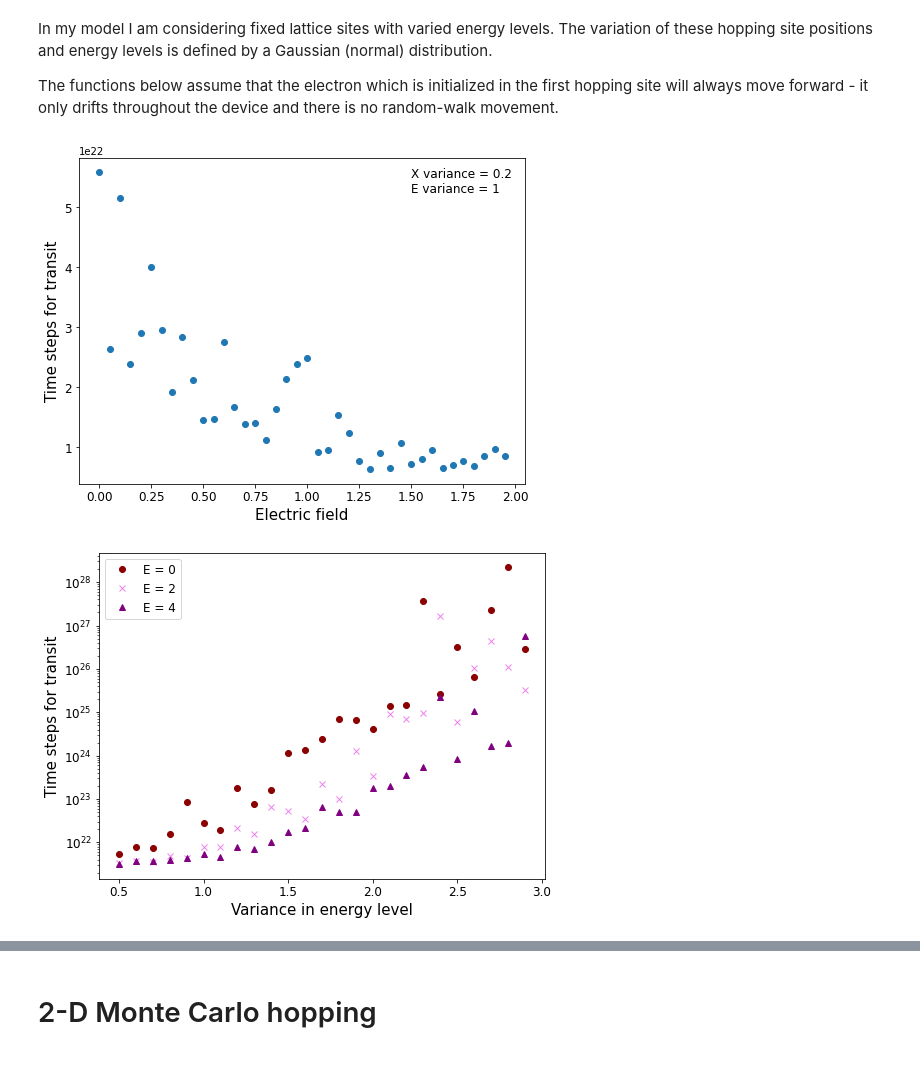
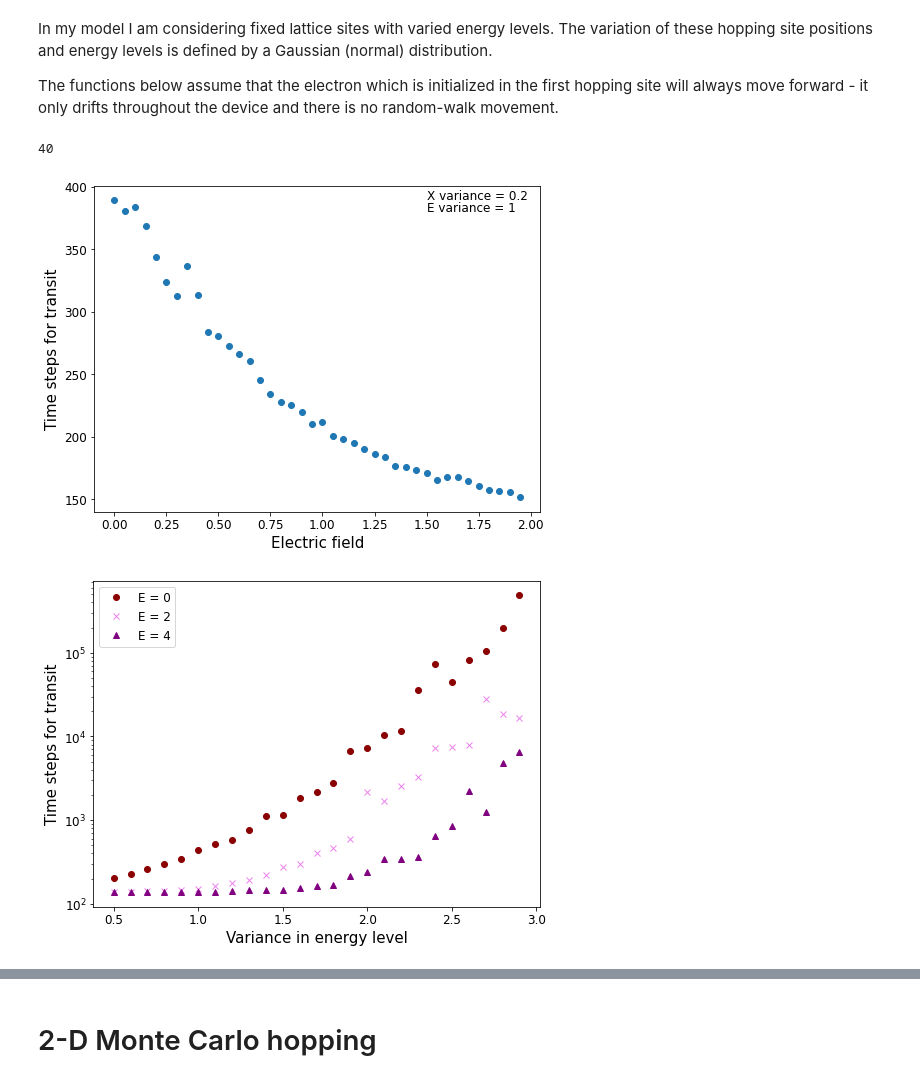
Before and after one commit to nataliemica/Monte-Carlo, a Jupyter notebook: monte_carlo_testing.ipynb, the cells around one changed output, grey strips where cells are left out. Cells and saved outputs as stored; diff of their text form; code cells hidden in the pictures.

```diff
--- a/monte_carlo_testing.ipynb
+++ b/monte_carlo_testing.ipynb
@@ -36,9 +38,9 @@ def initialize_1d(Xvar, Evar, size):
 
 def hop_prob_turns(Z, site, E):
     if Z[site][1]+E > Z[site+1][1]:
-        return 1*np.round(1/np.exp(-(Z[site+1][0]-Z[site][1])), decimals=0)
+        return 1*np.round(1/np.exp(-(Z[site+1][0]-Z[site][0])), decimals=0)
     else:
-        return np.round(1/np.exp(-(Z[site+1][1]-Z[site][1]-E)), decimals=0)*np.round(1/np.exp(-(Z[site+1][0]-Z[site][1])), decimals=0)
+        return np.round(1/np.exp(-(Z[site+1][1]-Z[site][1]-E)), decimals=0)*np.round(1/np.exp(-(Z[site+1][0]-Z[site][0])), decimals=0)
 
 def transit_time(Xvar, Evar, size, E):
     Z = initialize_1d(Xvar, Evar, size)
@@ -51,18 +53,20 @@ def transit_time(Xvar, Evar, size, E):
 # %%
 E = np.arange(0,2,0.05)
 transits = [mean([transit_time(0.2, 1, 50, i) for runs in range(100)]) for i in E]
+# %% [output]
+40
 # %%
 plt.figure(figsize=(8,6))
 plt.plot(E, transits, 'o')
 plt.ylabel('Time steps for transit', fontsize=15)
 plt.xlabel('Electric field', fontsize=15)
 plt.yticks(fontsize=12)
 plt.xticks(fontsize=12)
-plt.text(1.5, 5.5*10**22, 'X variance = 0.2', fontsize=12)
-plt.text(1.5, 5.25*10**22, 'E variance = 1', fontsize=12)
+plt.text(1.5, 390, 'X variance = 0.2', fontsize=12)
+plt.text(1.5, 380, 'E variance = 1', fontsize=12)
 plt.show()
 # %% [output]
-[figure, old version]
+[figure, new version]
 # %%
 Evariance = np.arange(0.5,3,0.1)
 plt.figure(figsize=(8,6)).set_facecolor('white')
@@ -81,7 +85,7 @@ plt.legend(fontsize=12)
 plt.savefig('1D_Evar.png')
 plt.show()
 # %% [output]
-[figure, old version]
+[figure, new version]
 # %%
 Xvariance = np.arange(0,3,0.1)
 plt.figure(figsize=(8,6)).set_facecolor('white')
```
Also changed, not shown: parts of 10 cells of this notebook, 4 other files.
